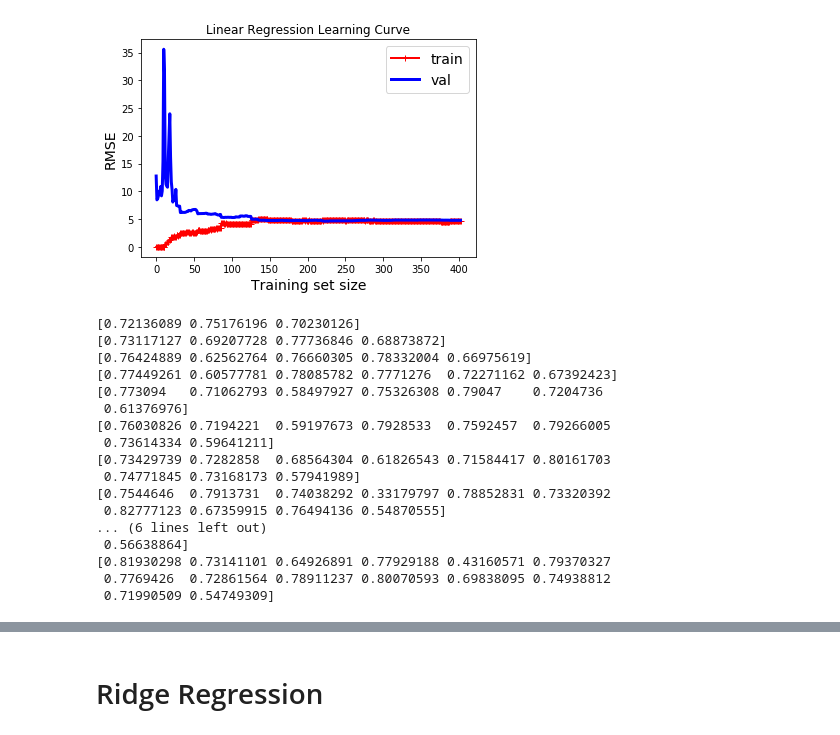
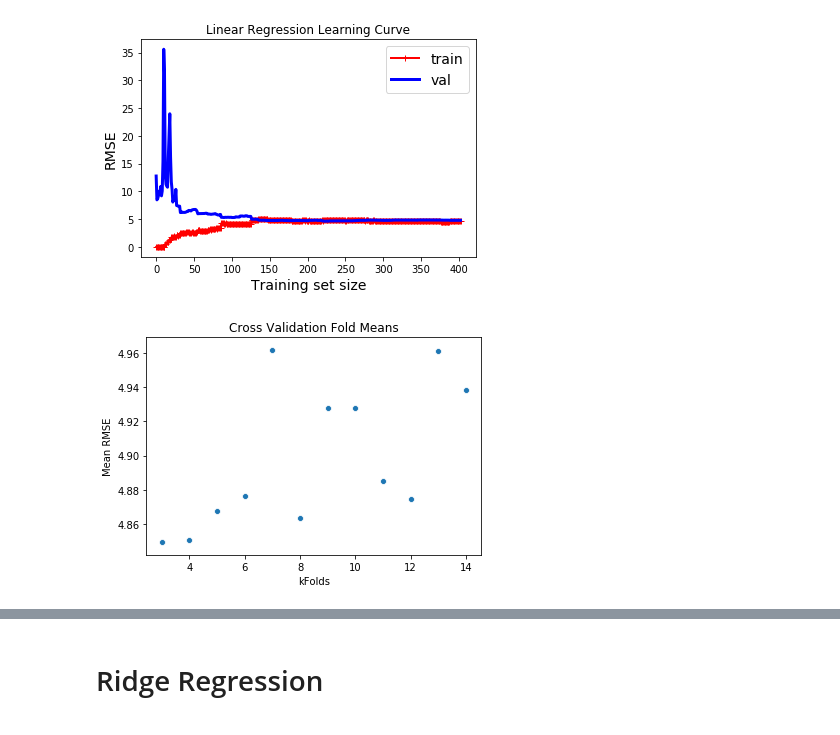
Before and after one commit to pallinimj/Boston-Housing, a Jupyter notebook: Boston Housing.ipynb, the cells around one changed output, grey strips where cells are left out. Cells and saved outputs as stored; diff of their text form; code cells hidden in the pictures.

```diff
--- a/Boston Housing.ipynb
+++ b/Boston Housing.ipynb
@@ -261,31 +188,7 @@ plt.show()
 # %% [output]
 [figure]
 # %%
-#Cross validation function
-#a, b are start and end of range for # of folds
-#x, y are the data
-def crossval(model, x, y, a, b):
-    for i in range(a,b):
-        validate = cross_val_score(model, x, y, cv = i)
-        print(validate)
-
 #look at cross validation scores for different numbers of folds
 crossval(lr, X_train, y_train, 3, 15)
 # %% [output]
-[0.72136089 0.75176196 0.70230126]
-[0.73117127 0.69207728 0.77736846 0.68873872]
-[0.76424889 0.62562764 0.76660305 0.78332004 0.66975619]
-[0.77449261 0.60577781 0.78085782 0.7771276  0.72271162 0.67392423]
-[0.773094   0.71062793 0.58497927 0.75326308 0.79047    0.7204736
- 0.61376976]
-[0.76030826 0.7194221  0.59197673 0.7928533  0.7592457  0.79266005
- 0.73614334 0.59641211]
-[0.73429739 0.7282858  0.68564304 0.61826543 0.71584417 0.80161703
- 0.74771845 0.73168173 0.57941989]
-[0.7544646  0.7913731  0.74038292 0.33179797 0.78852831 0.73320392
- 0.82777123 0.67359915 0.76494136 0.54870555]
-... (6 lines left out)
- 0.56638864]
-[0.81930298 0.73141101 0.64926891 0.77929188 0.43160571 0.79370327
- 0.7769426  0.72861564 0.78911237 0.80070593 0.69838095 0.74938812
- 0.71990509 0.54749309]
+[figure, added]
```
Also changed, not shown: parts of 75 cells of this notebook, 2 other files.
